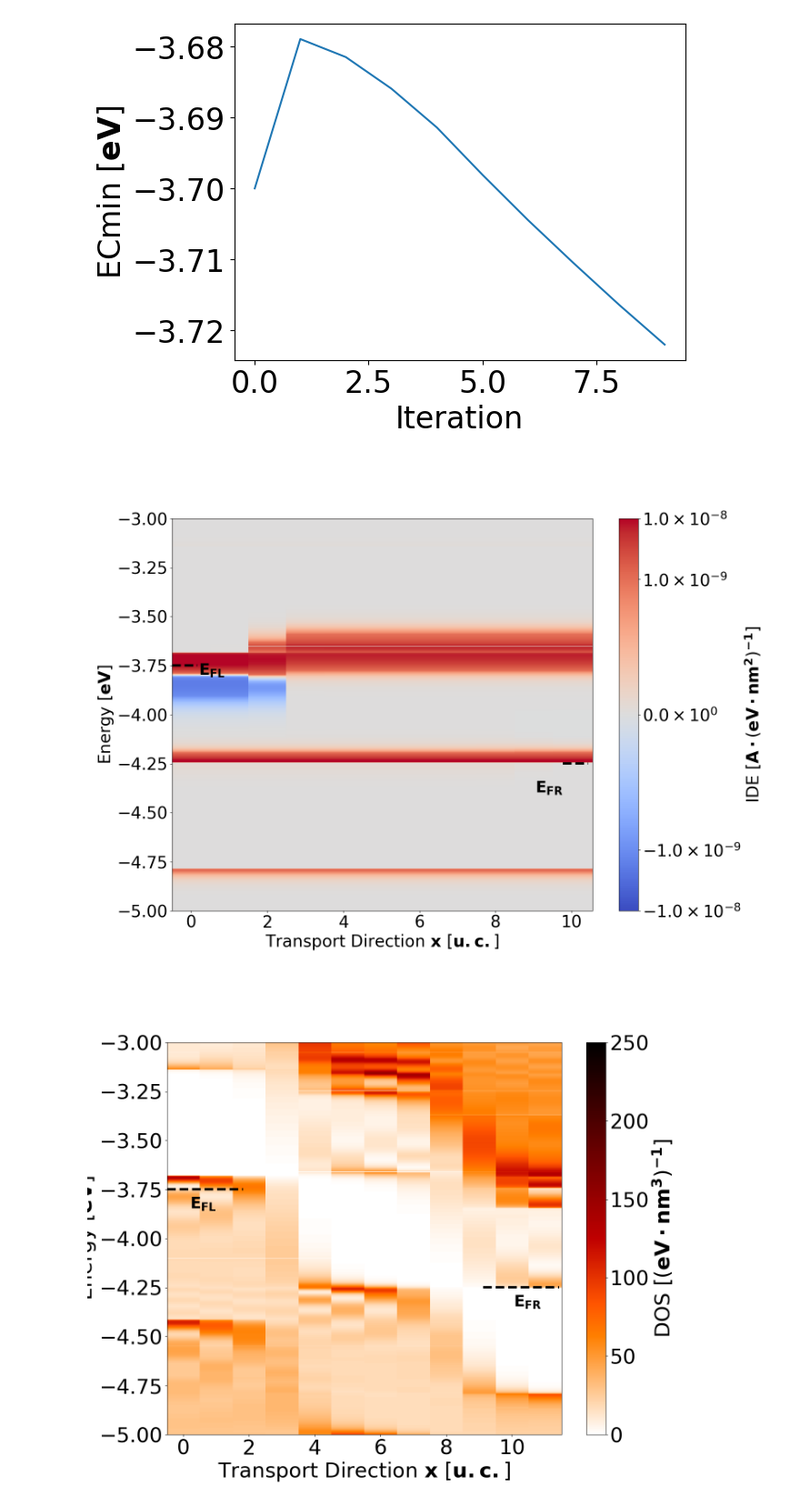
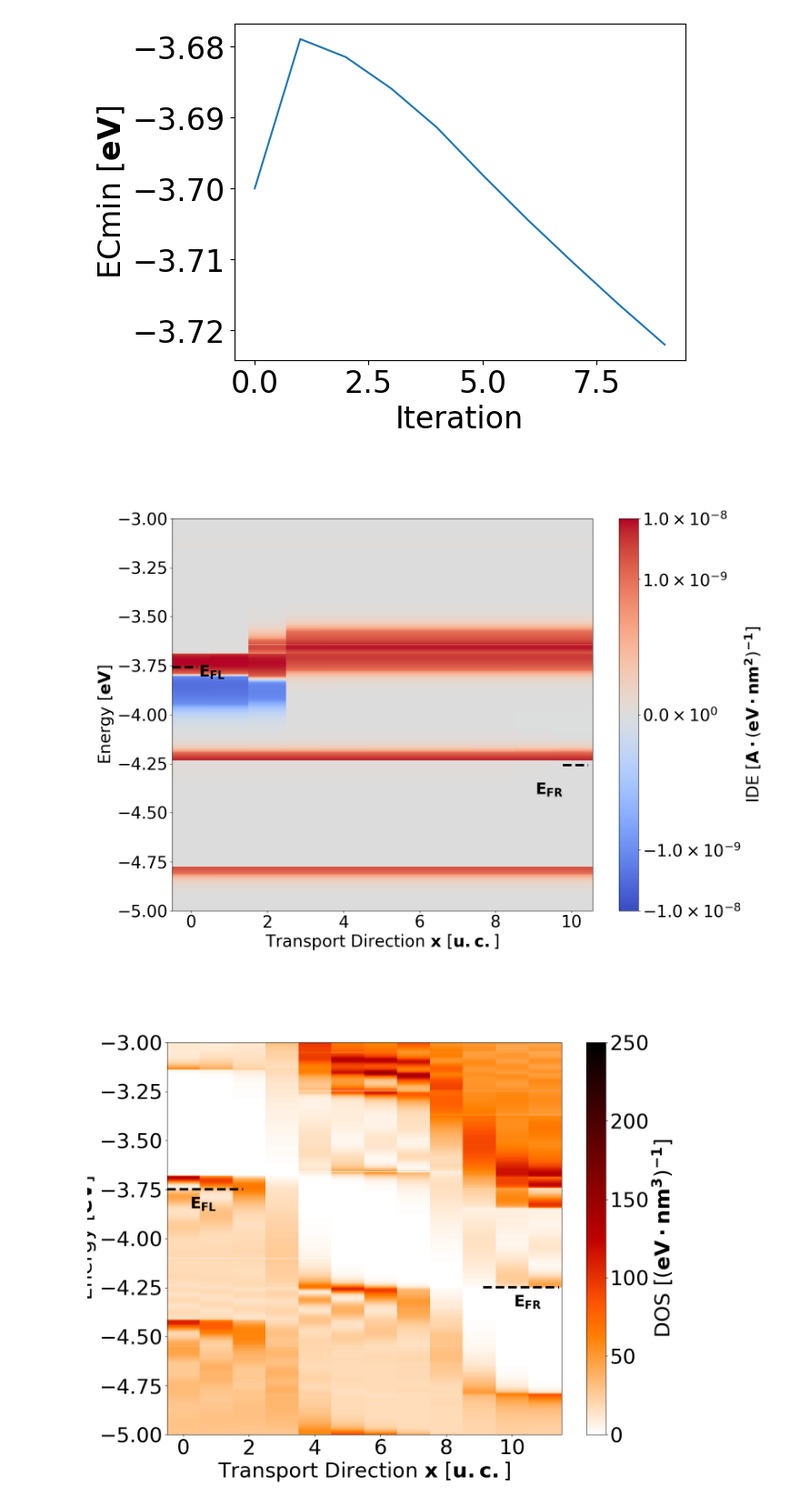
Before and after one commit to Nano-TCAD/QuaTrEx, a Jupyter notebook: quatrex/results/80TFET72/analysis.ipynb, the cells around one changed output. Shown at 91% size. Saved outputs shown, nothing was run; the diff lists cells and outputs as text; code cells hidden in the pictures.

```diff
--- a/quatrex/results/80TFET72/analysis.ipynb
+++ b/quatrex/results/80TFET72/analysis.ipynb
@@ -398,9 +382,9 @@ plt.show()
 # %% [output]
 [figure]
 # %%
-plot_idE_gold(1)
+plot_idE_gold(19)
 # %% [output]
-[figure, old version]
+[figure, new version]
 # %%
 plot_gold(0)
 # %% [output]
```
Also changed, not shown: parts of 3 cells of this notebook, 2 other files.
